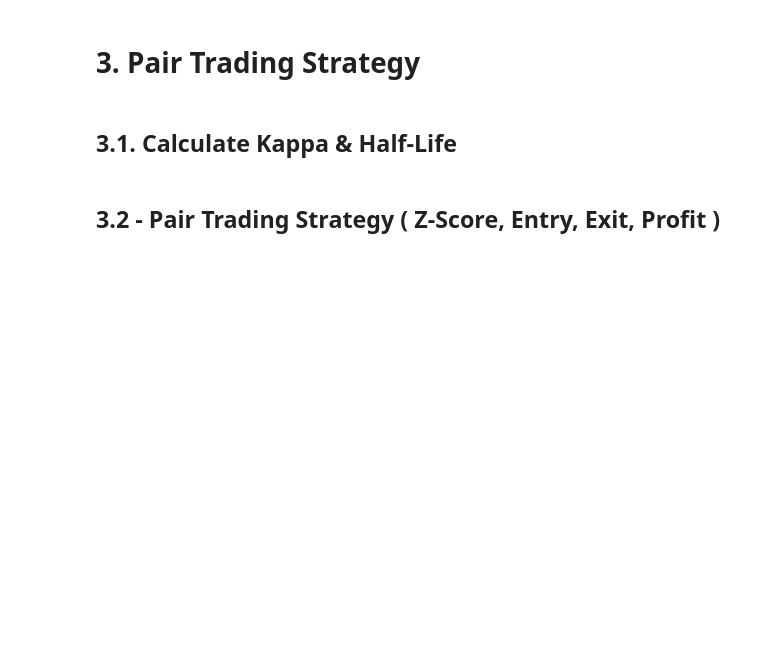
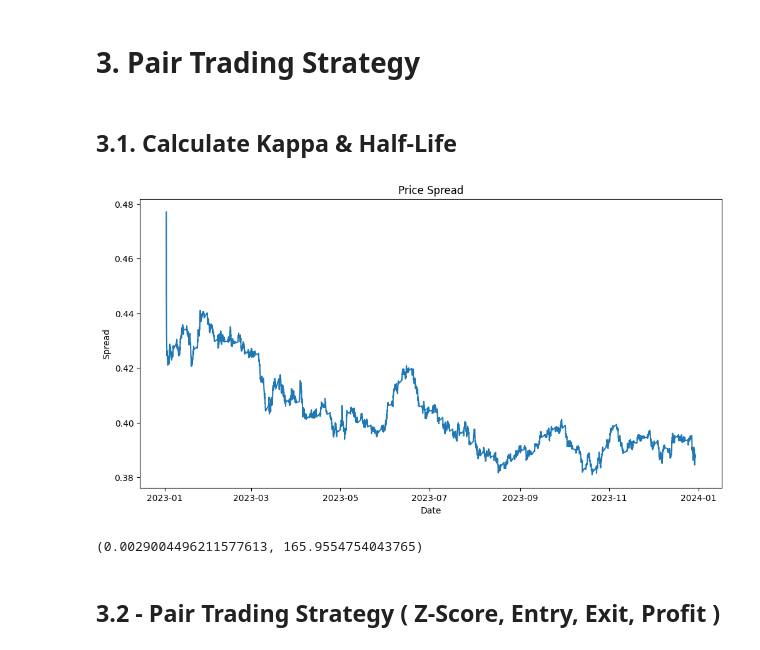
Before and after one commit to Renuto/Trading-Algorithmic, a Jupyter notebook: Statistical Arbitrage/statistical_arbitrage_with_bayesian_optimization.ipynb, the cells around one changed output. Saved outputs shown, nothing was run; the diff lists cells and outputs as text; code cells hidden in the pictures; blank space fills up the shorter version.

```diff
--- a/Statistical Arbitrage/statistical_arbitrage_with_bayesian_optimization.ipynb
+++ b/Statistical Arbitrage/statistical_arbitrage_with_bayesian_optimization.ipynb
@@ -362,6 +376,15 @@ def calculate_kappa_and_half_life(stock1_data, stock2_data, plot=True):
         plt.show()
 
     return kappa, half_life
+# %%
+# Load data for the best pair to calculate additional metrics
+stock1_data = load_stock_data('AUDCHF=X')
+stock2_data = load_stock_data('NZDCHF=X')
+
+calculate_kappa_and_half_life(stock1_data, stock2_data, plot=True)
+# %% [output]
+[figure, added]
+(0.0029004496211577613, 165.9554754043765)
 # %% [markdown]
 ## 3.2 - Pair Trading Strategy ( Z-Score, Entry, Exit, Profit )
 # %% [markdown]
```
Also changed, not shown: parts of 6 cells of this notebook.
